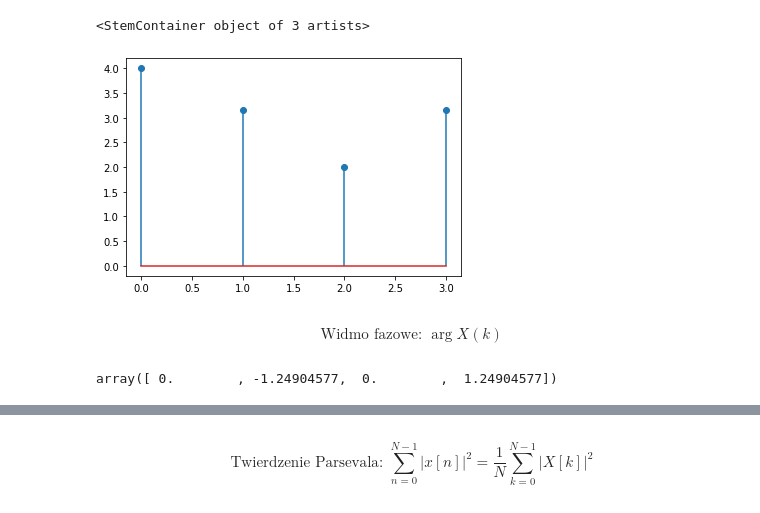
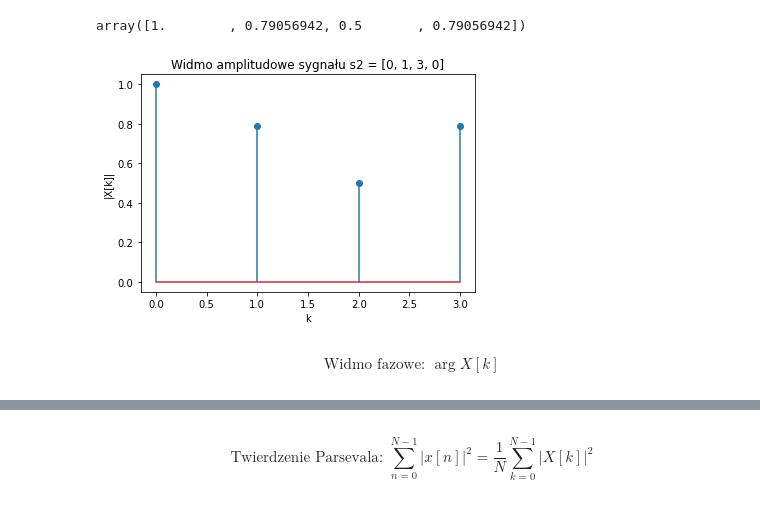
Before and after one commit to bartooo/multimedia-intro, a Jupyter notebook: discrete-time-signals-frequency/lab1_notebook.ipynb, the cells around one changed output, grey strips where cells are left out. Saved outputs shown, nothing was run; the diff lists cells and outputs as text; code cells hidden in the pictures.

```diff
--- a/discrete-time-signals-frequency/lab1_notebook.ipynb
+++ b/discrete-time-signals-frequency/lab1_notebook.ipynb
@@ -21,3 +27,3 @@ array([6.+0.j, 1.-3.j, 0.+0.j, 1.+3.j])
 # %%
-s2_fft = np.fft.fft(a=s2)
+s2_fft = np.fft.fft(a=s2) / N
 # %%
@@ -40,2 +51,2 @@ plt.stem(mod_s1_fft)
 # %%
-mod_s2_fft = np.abs(s2_k)
+abs_s2_fft = np.abs(s2_fft)
@@ -46,13 +53,12 @@ array([4.        , 3.16227766, 2.        , 3.16227766])
-# %%
-plt.stem(mod_s2_fft)
-# %% [output]
-<StemContainer object of 3 artists>
-[figure, removed]
+# %%
+abs_s2_fft # Widmo amplitudowe s2
+# %% [output]
+array([1.        , 0.79056942, 0.5       , 0.79056942])
+# %%
+plot_spectrum(abs_s2_fft, 'amplitudowe', 's2', s2)
+# %% [output]
+[figure, added]
 # %% [markdown]
-$$ \text{Widmo fazowe:  } \arg X(k)  $$
+$$ \text{Widmo fazowe:  } \arg X[k]  $$
 # %%
 arg_s1_fft = np.angle(s1_fft)
-# %%
-arg_s1_fft
-# %% [output]
-array([ 0.        , -1.24904577,  0.        ,  1.24904577])
```
Also changed, not shown: parts of 155 cells of this notebook.
